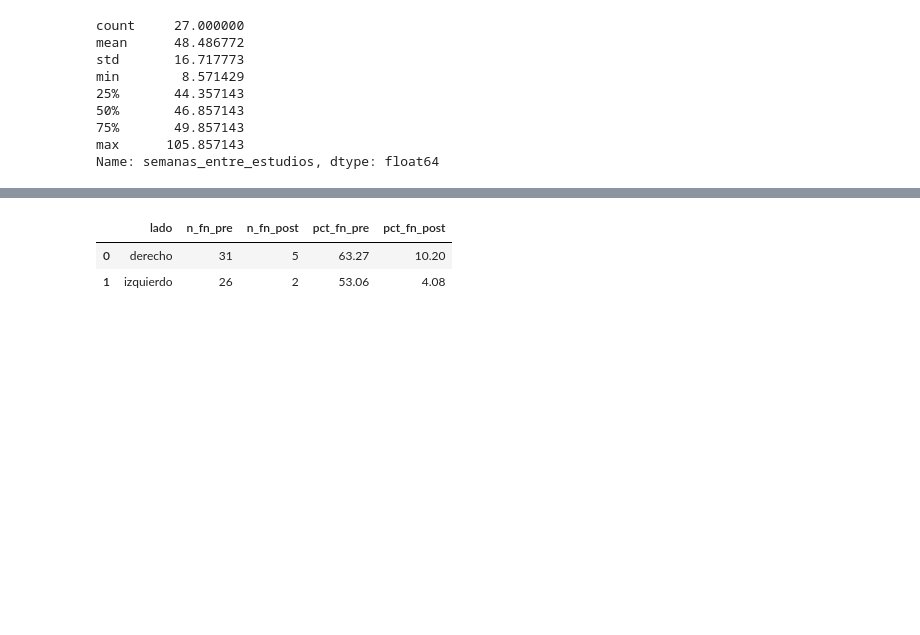
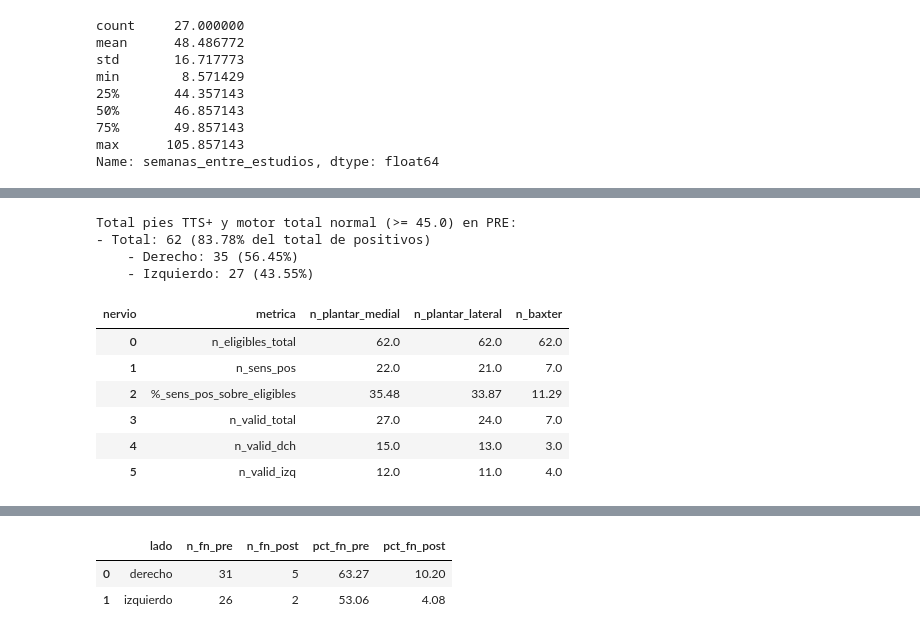
Before and after one commit to rociobenitez/tts-neurophysiology-analysis, a Jupyter notebook: notebooks/01_qa_validacion.ipynb, the cells around one changed output, grey strips where cells are left out. Cells and saved outputs as stored; diff of their text form; code cells hidden in the pictures; blank space fills up the shorter version.

```diff
--- a/notebooks/01_qa_validacion.ipynb
+++ b/notebooks/01_qa_validacion.ipynb
@@ -173,0 +298,22 @@ Name: semanas_entre_estudios, dtype: float64
+# %%
+# Motor total NEGATIVO (normal) en PRE por lado (>= umbral)
+mask_motorneg_dch = df["pre_dch_motor_velocidad_total"] >= UMBRAL_VEL
+mask_motorneg_izq = df["pre_izq_motor_velocidad_total"] >= UMBRAL_VEL
+
+# Subconjuntos elegibles: TTS+ y motor total NEGATIVO (normal)
+eligible_dch = df[mask_dch_pos & mask_motorneg_dch]
+eligible_izq = df[mask_izq_pos & mask_motorneg_izq]
+
+# Denominadores (cuántos pies entran en esta evaluación por lado)
+denom_dch = len(eligible_dch)
+denom_izq = len(eligible_izq)
+
+print(f"Total pies TTS+ y motor total normal (>= {UMBRAL_VEL}) en PRE:")
+print(f"- Total: {denom_dch + denom_izq} ({(denom_dch + denom_izq) / total_pies_pos * 100:.2f}% del total de positivos)")
+print(f"    - Derecho: {denom_dch} ({denom_dch / (denom_dch + denom_izq) * 100:.2f}%)")
+print(f"    - Izquierdo: {denom_izq} ({denom_izq / (denom_dch + denom_izq) * 100:.2f}%)")
+# %% [output]
+Total pies TTS+ y motor total normal (>= 45.0) en PRE:
+- Total: 62 (83.78% del total de positivos)
+    - Derecho: 35 (56.45%)
+    - Izquierdo: 27 (43.55%)
@@ -173,0 +368,42 @@ Name: semanas_entre_estudios, dtype: float64
+# %%
+nerves_order = ["n_plantar_medial", "n_plantar_lateral", "n_baxter"]
+rows_order = [
+    "n_eligibles_total",
+    "n_sens_pos",
+    "%_sens_pos_sobre_eligibles",
+    "n_valid_total",
+    "n_valid_dch",
+    "n_valid_izq",
+]
+
+# Dejar 'nervio' como índice y ordenar las columnas (nervios)
+wide = (
+    h3_table
+    .set_index("nervio")
+    .loc[nerves_order]        # ordenar nervios (columnas futuras)
+    .T                        # transpón: métricas -> filas, nervios -> columnas
+)
+
+# Reordenar filas
+wide = wide.loc[rows_order]
+
+# Reset índice para tener 'métrica' como columna
+wide = wide.reset_index().rename(columns={"index": "metrica"})
+
+# Insertar una fila inicial con los nombres de los nervios
+header_row = pd.DataFrame([wide.columns], index=["nervio"], columns=wide.columns)
+wide_with_header = pd.concat([header_row, wide])
+
+# Quitar el primer registro (el índice 'nervio' de la fila insertada)
+h3_table = wide_with_header.iloc[1:]
+
+# Mostrar el resultado final
+h3_table
+# %% [output]
+| nervio | metrica | n_plantar_medial | n_plantar_lateral | n_baxter |
+| 0 | n_eligibles_total | 62.0 | 62.0 | 62.0 |
+| 1 | n_sens_pos | 22.0 | 21.0 | 7.0 |
+| 2 | %_sens_pos_sobre_eligibles | 35.48 | 33.87 | 11.29 |
+| 3 | n_valid_total | 27.0 | 24.0 | 7.0 |
+| 4 | n_valid_dch | 15.0 | 13.0 | 3.0 |
+| 5 | n_valid_izq | 12.0 | 11.0 | 4.0 |
```
Also changed, not shown: parts of 25 cells of this notebook, 7 other files.
